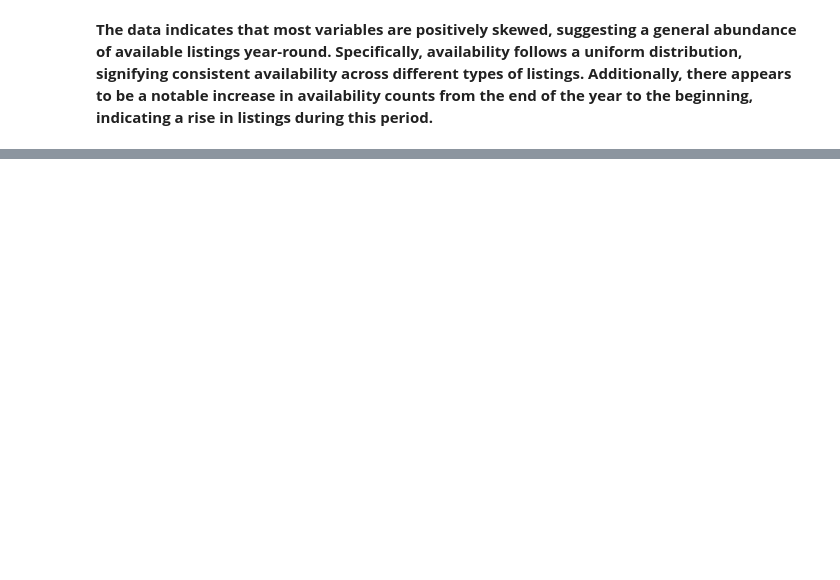
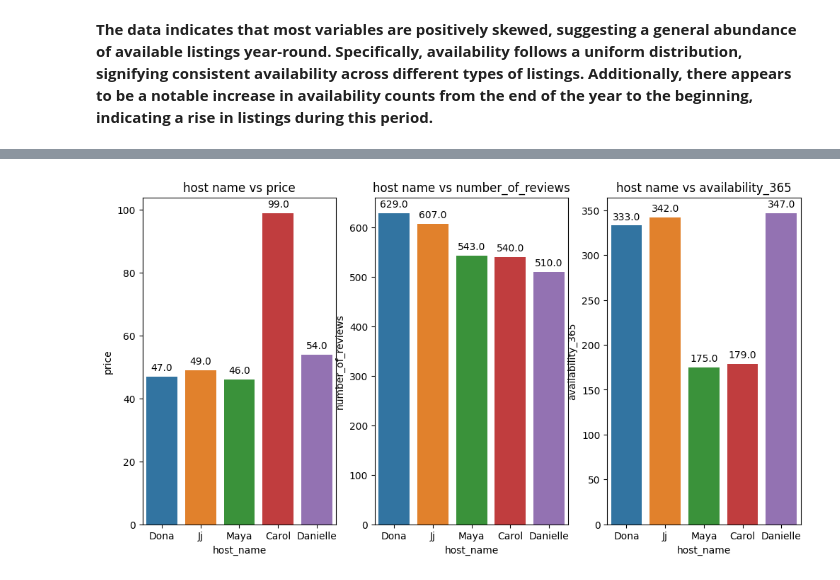
Before and after one commit to kumarsinghashu/AirBnb--Booking--Analysis, a Jupyter notebook: AirBnb_Booking_Analysis_Capstone_Project_EDA.ipynb, the cells around one changed output, grey strips where cells are left out. Saved outputs shown, nothing was run; the diff lists cells and outputs as text; code cells hidden in the pictures; blank space fills up the shorter version.

```diff
--- a/AirBnb_Booking_Analysis_Capstone_Project_EDA.ipynb
+++ b/AirBnb_Booking_Analysis_Capstone_Project_EDA.ipynb
@@ -314,0 +318,5 @@ plt.tight_layout(h_pad=1, w_pad=0.8)
+# %%
+#creating a new busiest hosts dataframe with groupby operations on columns that I think cause a host to be busy.
+busiest_hosts = AirBnb_df.groupby(['host_id','host_name','room_type','calculated_host_listings_count'])[['price','number_of_reviews','availability_365']].max().reset_index().sort_values(by=['number_of_reviews','price','availability_365'], ascending=False).head()
+#Outlook of the busiest hosts dataframe.
+busiest_hosts
@@ -314,0 +340,17 @@ plt.tight_layout(h_pad=1, w_pad=0.8)
+# %%
+check_list=['price','number_of_reviews','availability_365']
+# %%
+#Plotting the visualizations for Question 1
+fig,axes=plt.subplots(nrows=1,ncols=3,figsize=(12,6))
+axes.flatten()
+for col,ax in zip(check_list,axes):
+  splot= sns.barplot(data=busiest_hosts,x='host_name',y=col,ax=ax)
+  for p in splot.patches:
+    splot.annotate(format(p.get_height(), '.1f'),
+                   (p.get_x() + p.get_width() / 2., p.get_height()),
+                   ha = 'center', va = 'center',
+                   xytext = (0, 9),
+                   textcoords = 'offset points')
+  ax.set_title(f'host name vs {col}')
+# %% [output]
+[figure, added]
```
Also changed, not shown: parts of 22 cells of this notebook.
